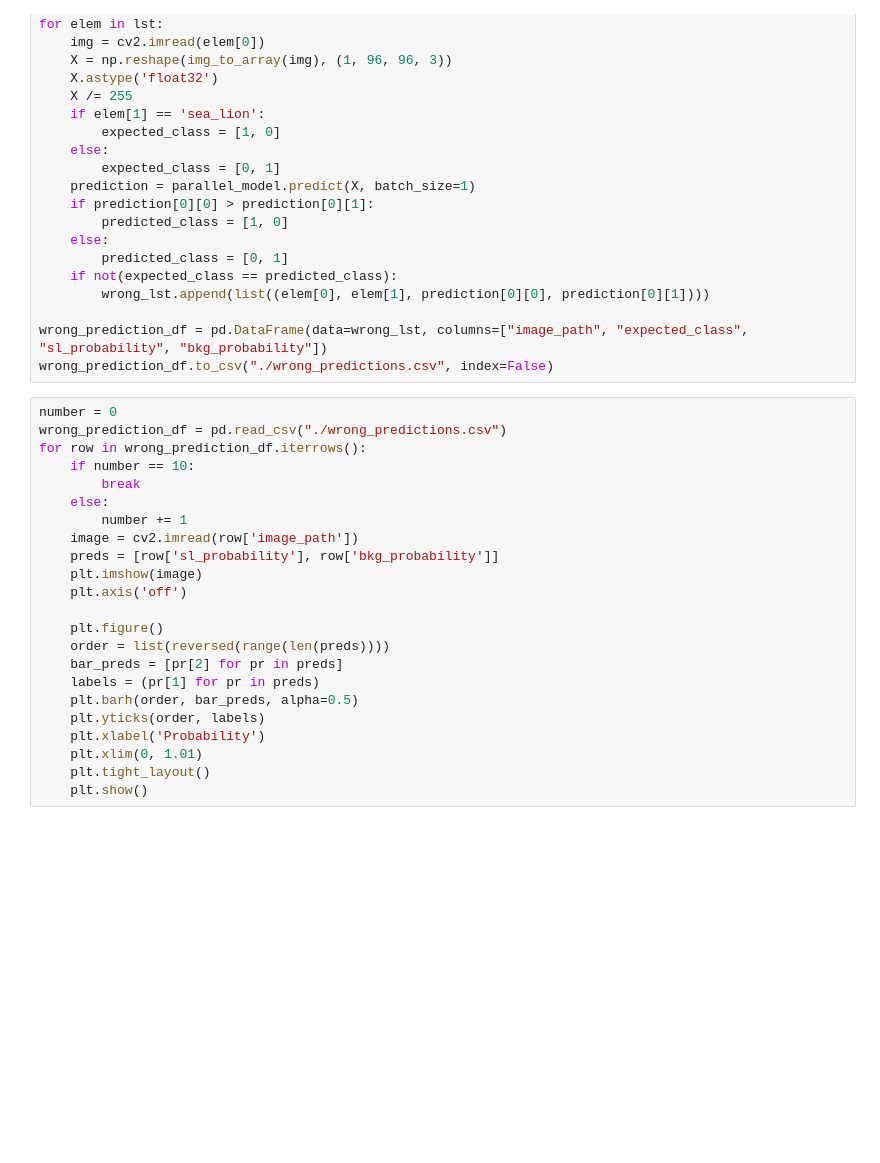
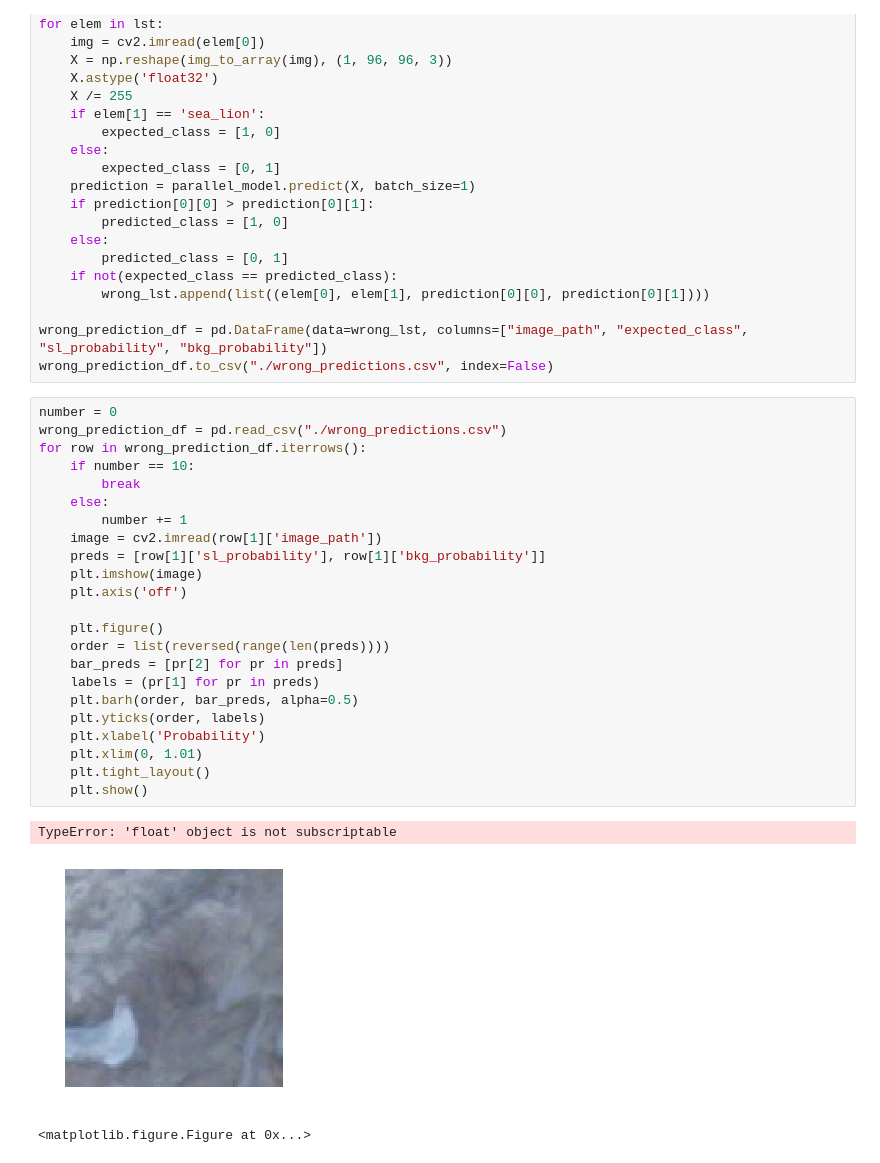
Before and after one commit to marcore94/Sealions, a Jupyter notebook: bin_class_ra_with_augmented_testing.ipynb, the cells around one changed output. Cells and saved outputs as stored; diff of their text form; blank space fills up the shorter version.

Commit message:
Update visualization error

```diff
--- a/bin_class_ra_with_augmented_testing.ipynb
+++ b/bin_class_ra_with_augmented_testing.ipynb
@@ -231,23 +231,27 @@ wrong_prediction_df.to_csv("./wrong_predictions.csv", index=False)
 # %%
 number = 0
 wrong_prediction_df = pd.read_csv("./wrong_predictions.csv")
 for row in wrong_prediction_df.iterrows():
     if number == 10:
         break
     else:
         number += 1
-    image = cv2.imread(row['image_path'])
-    preds = [row['sl_probability'], row['bkg_probability']]
+    image = cv2.imread(row[1]['image_path'])
+    preds = [row[1]['sl_probability'], row[1]['bkg_probability']]
     plt.imshow(image)
     plt.axis('off')
 
     plt.figure()
     order = list(reversed(range(len(preds))))
     bar_preds = [pr[2] for pr in preds]
     labels = (pr[1] for pr in preds)
     plt.barh(order, bar_preds, alpha=0.5)
     plt.yticks(order, labels)
     plt.xlabel('Probability')
     plt.xlim(0, 1.01)
     plt.tight_layout()
     plt.show()
+# %% [output]
+TypeError: 'float' object is not subscriptable
+[figure, added]
+<matplotlib.figure.Figure at 0x...>
```
